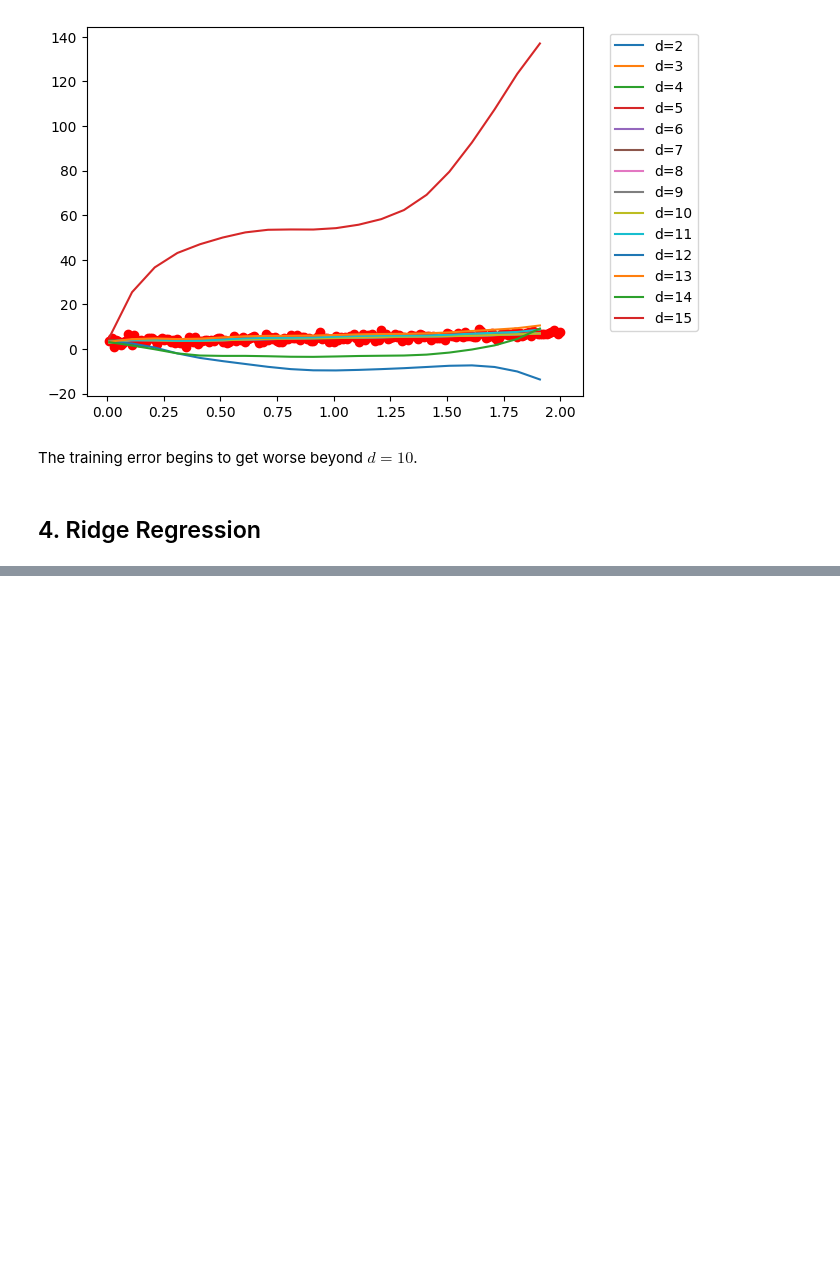
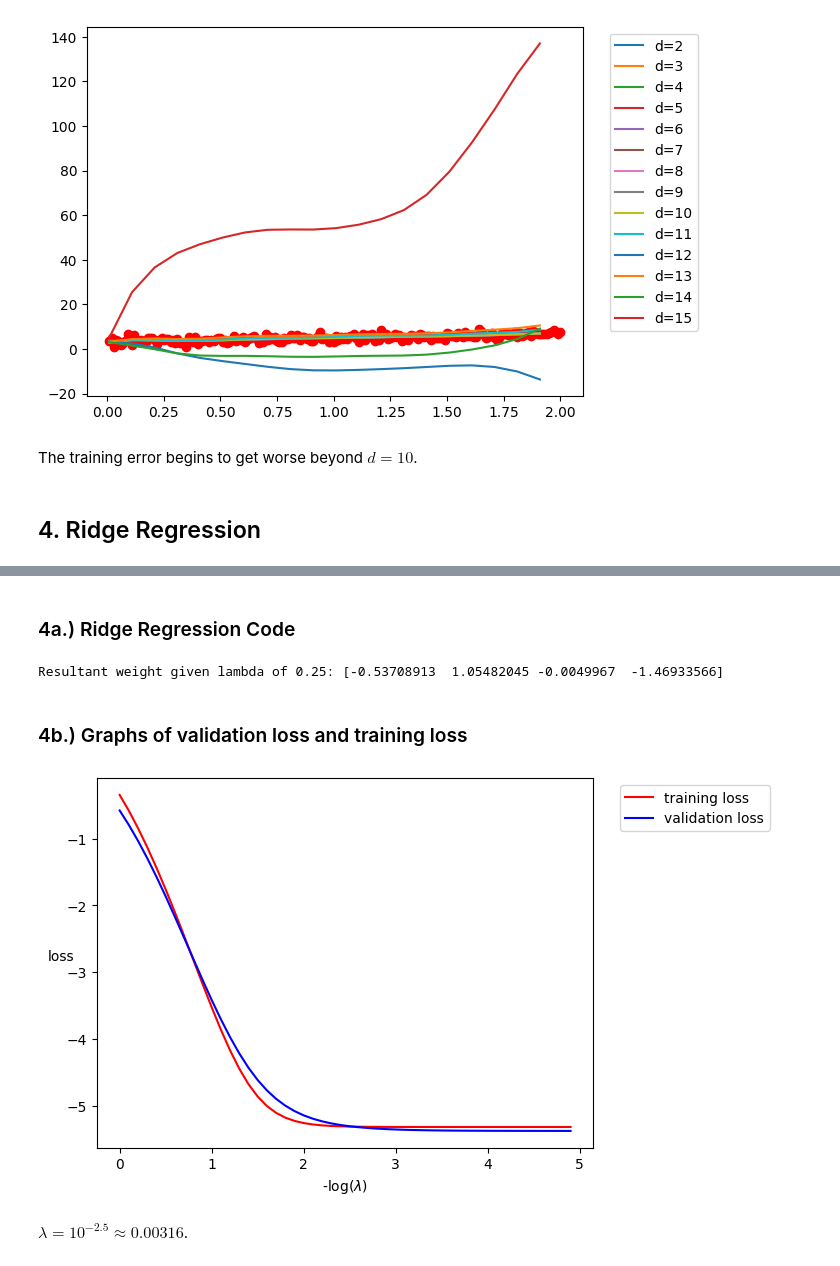
Before and after one commit to Rye123/50007-machine-learning, a Jupyter notebook: hw1/HW1 Q2-Q4.ipynb, the cells around one changed output, grey strips where cells are left out. Cells and saved outputs as stored; diff of their text form; code cells hidden in the pictures; blank space fills up the shorter version.

```diff
--- a/hw1/HW1 Q2-Q4.ipynb
+++ b/hw1/HW1 Q2-Q4.ipynb
@@ -466,0 +485,59 @@ The training error begins to get worse beyond $d=10$.
+# %% [markdown]
+### 4a.) Ridge Regression Code
+# %%
+def ridge_regression(tX: np.ndarray, tY: np.ndarray, l: float) -> np.ndarray:
+    """
+    Performs ridge regression on `tX` and `tY` with the regularisation parameter `l`.
+    Returns the exact solution.
+    """
+    # d: Number of features, n: Number of example data
+    n, d = tX.shape
+
+    # (d x d) matrix, A = (lI + (1/n)X^T X) = (1/n)(nlI + X^T X)
+    x_squared = np.matmul(tX.transpose(), tX)   # (n, d) * (d, n) gives (d, d) matrix
+    nlI = (n*l) * np.identity(d)                # A is a dxd matrix
+    A = (1/n) * (nlI + x_squared)
+
+    # (d x 1) column vector b
+    b = (1/n) * np.matmul(tX.transpose(), tY)
+
+    try:
+        A_inv = np.linalg.inv(A)
+        theta = np.matmul(A_inv, b)
+        return theta
+    except np.linalg.LinAlgError:
+        raise ValueError("Matrix A is not invertible.")
+# %%
+l = 0.25
+weight = ridge_regression(tX, tY, l)
+print(f"Resultant weight given lambda of {l}: {weight}")
+# %% [output]
+Resultant weight given lambda of 0.25: [-0.53708913  1.05482045 -0.0049967  -1.46933566]
+# %% [markdown]
+### 4b.) Graphs of validation loss and training loss
+# %%
+# Code taken from /data/hw1q4_plot_samplecode.py
+import numpy as np
+import matplotlib.pyplot as	plt
+
+tn = tX.shape[0]
+vn = vX.shape[0]
+
+tloss = []
+vloss = []
+index = np.arange(0, 5, 0.1)
+
+for	i in index:
+    w =  ridge_regression(tX, tY, 10**-i)
+    tloss = tloss + [np.sum((np.dot(tX, w) - tY)**2)/tn/2]
+    vloss = vloss + [np.sum((np.dot(vX, w) - vY)**2)/vn/2]
+plt.plot(index, np.log(tloss), 'r', label='training loss')
+plt.plot(index, np.log(vloss), 'b', label='validation loss')
+plt.xlabel('-log($\lambda$)')
+plt.ylabel('loss', rotation=0)
+plt.legend(bbox_to_anchor=(1.04, 1), loc="upper left")
+plt.show()
+# %% [output]
+[figure, added]
+# %% [markdown]
+$\lambda=10^{-2.5}\approx 0.00316$.
```
Also changed, not shown: parts of 5 cells of this notebook, 1 other file.
